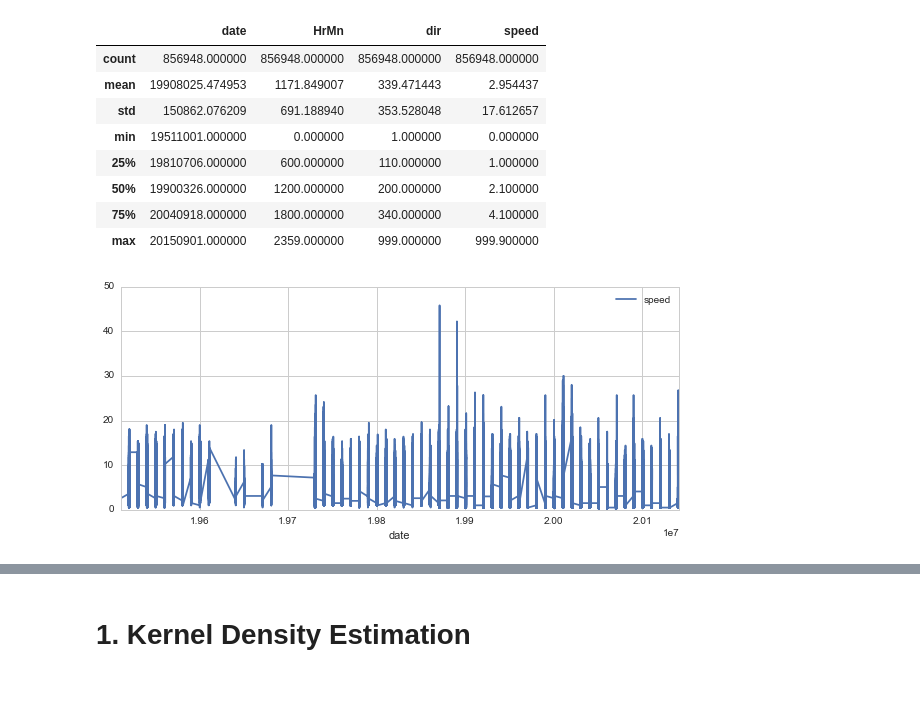
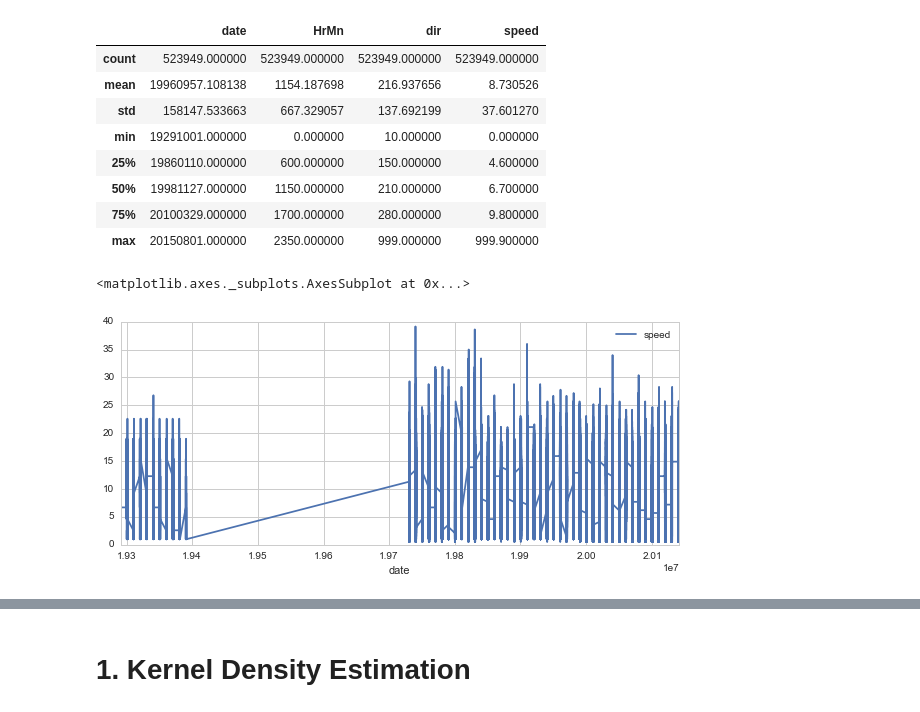
Before and after one commit to cqcn1991/Wind-Speed-Analysis, a Jupyter notebook: US wind data.ipynb, the cells around one changed output, grey strips where cells are left out. Saved outputs shown, nothing was run; the diff lists cells and outputs as text; code cells hidden in the pictures.

```diff
--- a/US wind data.ipynb
+++ b/US wind data.ipynb
@@ -15,9 +20,9 @@ sns.set_style('whitegrid')
 # df.drop(['NCDC', 'Date','I', 'Type', 'Q', 'Q.1'], 1, inplace=True)
 # df.rename(columns={'HrMn':'date','Dir': 'dir', 'Spd':'speed'}, inplace=True)
 
-# ipath = '6581206807038dat.txt'
-ipath = './ciampino/6240476818161dat.txt'
-# ipath = 'tiree.txt'
+# ipath = './boscombe_down/3466726903106dat.txt'
+# ipath = './ciampino/6240476818161dat.txt'
+ipath = 'tiree.txt'
 # ipath= "marham.txt"
 uipath = unicode(ipath , "utf8")
 file2 = open(uipath)
@@ -27,27 +32,21 @@ df.rename(columns={'Date':'date','Dir': 'dir', 'Spd':'speed'}, inplace=True)
 df.describe()
 # %% [output]
 |  | date | HrMn | dir | speed |
-| count | 856948.000000 | 856948.000000 | 856948.000000 | 856948.000000 |
-| mean | 19908025.474953 | 1171.849007 | 339.471443 | 2.954437 |
-| std | 150862.076209 | 691.188940 | 353.528048 | 17.612657 |
-| min | 19511001.000000 | 0.000000 | 1.000000 | 0.000000 |
-| 25% | 19810706.000000 | 600.000000 | 110.000000 | 1.000000 |
-| 50% | 19900326.000000 | 1200.000000 | 200.000000 | 2.100000 |
-| 75% | 20040918.000000 | 1800.000000 | 340.000000 | 4.100000 |
-| max | 20150901.000000 | 2359.000000 | 999.000000 | 999.900000 |
+| count | 523949.000000 | 523949.000000 | 523949.000000 | 523949.000000 |
+| mean | 19960957.108138 | 1154.187698 | 216.937656 | 8.730526 |
+| std | 158147.533663 | 667.329057 | 137.692199 | 37.601270 |
+| min | 19291001.000000 | 0.000000 | 10.000000 | 0.000000 |
+| 25% | 19860110.000000 | 600.000000 | 150.000000 | 4.600000 |
+| 50% | 19981127.000000 | 1150.000000 | 210.000000 | 6.700000 |
+| 75% | 20100329.000000 | 1700.000000 | 280.000000 | 9.800000 |
+| max | 20150801.000000 | 2350.000000 | 999.000000 | 999.900000 |
 # %%
 # select year 1945-2014, dir < 999, speed<999
 df = df[(df['dir'] < 999) & (df['speed'] < 999)& (df['date'] < 20150000) ]
 df.rename(columns={'speed':'speed_mps'}, inplace=True)
 df['speed']=df['speed_mps']
 df.index= df['date']
 df['speed'].plot(legend=True,figsize=(10,4), grid=True)
-
-# Data Selection
-# Marham, date >1973
-df = df[ (df['date'] > 19740000) & (df['date'] < 20150000)]
-# df = df[df['HrMn'] % 100 <= 0.1]
-# For Roma Ciampino
-df = df[(df['HrMn'] % 100 == 15)|(df['HrMn'] % 100 == 45)|(df['HrMn'] % 100 == 20)|(df['HrMn'] % 100 == 50)]
 # %% [output]
+<matplotlib.axes._subplots.AxesSubplot at 0x...>
-[figure, old version]
+[figure, new version]
```
Also changed, not shown: parts of 116 cells of this notebook.
